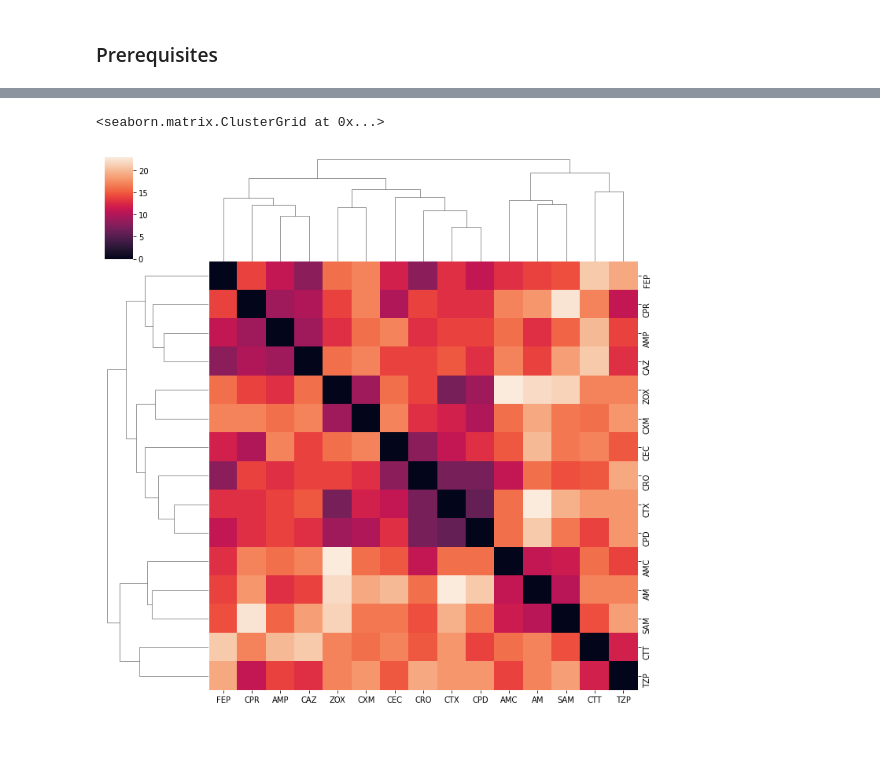
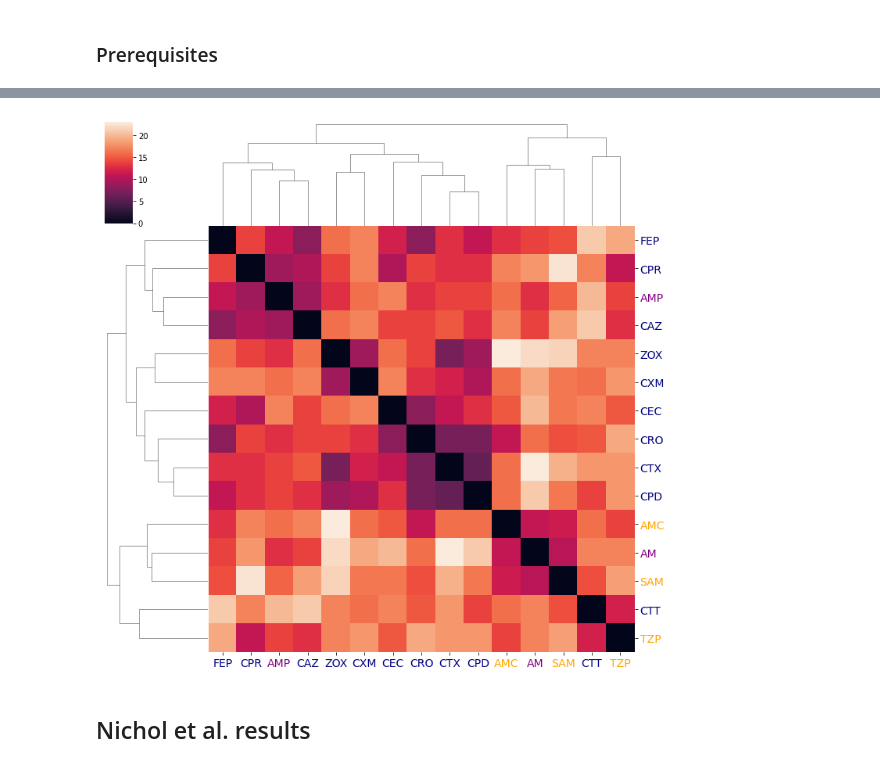
Before and after one commit to nkrishnan94/edgeflips, a Jupyter notebook: edgeflips.ipynb, the cells around one changed output, grey strips where cells are left out. Saved outputs shown, nothing was run; the diff lists cells and outputs as text; code cells hidden in the pictures; blank space fills up the shorter version.

```diff
--- a/edgeflips.ipynb
+++ b/edgeflips.ipynb
@@ -58,0 +117,22 @@ for i,l1 in enumerate(landscapes):
+# %%
+fig,ax=plt.subplots(figsize=(12,9))
+df = pd.DataFrame(data=flipMatrix,columns = names,index=names)
+rank =np.argsort(np.sum(flipMatrix,axis=1));
+g = sns.heatmap(flipMatrix[rank[::-1]][:,rank[::-1]],ax=ax);
+ax.set_xticklabels(np.array(names)[rank[::-1]]);
+ax.set_yticklabels(np.array(names)[rank[::-1]]);
+
+
+for l in g.yaxis.get_majorticklabels():
+    for dct in abxDicts:
+        if l.get_text() == dct['Abbreviation']:
+            l.set_color(classColors[dct['Class']])
+    l.set_size(14)
+    l.set_rotation(0)
+
+for l in g.xaxis.get_majorticklabels():
+    for dct in abxDicts:
+        if l.get_text() == dct['Abbreviation']:
+            l.set_color(classColors[dct['Class']])
+    l.set_size(14)
+    l.set_rotation(90)
@@ -59,9 +141,25 @@ for i,l1 in enumerate(landscapes):
 # %%
 df = pd.DataFrame(data=flipMatrix,columns = names,index=names)
-sns.clustermap(df)
+g = sns.clustermap(df)
+
+for l in g.ax_heatmap.yaxis.get_majorticklabels():
+    for dct in abxDicts:
+        if l.get_text() == dct['Abbreviation']:
+            l.set_color(classColors[dct['Class']])
+    l.set_size(14)
+    l.set_rotation(0)
+
+for l in g.ax_heatmap.xaxis.get_majorticklabels():
+    for dct in abxDicts:
+        if l.get_text() == dct['Abbreviation']:
+            l.set_color(classColors[dct['Class']])
+    l.set_size(14)
+    l.set_rotation(0)
+
+
+
 #ax.set_xticklabels(names,fontsize=15,rotation=90)
 #ax.set_yticklabels(names,fontsize=15,rotation = 360)
 #ax.collections[0].colorbar.set_label("Edge flips",fontsize=16)
 # %% [output]
-<seaborn.matrix.ClusterGrid at 0x...>
-[figure, old version]
+[figure, new version]
@@ -69,0 +166,2 @@ df = pd.DataFrame(data=flipMatrix,columns = names)
+# %% [markdown]
+## Nichol et al. results
```
Also changed, not shown: parts of 30 cells of this notebook, 1 other file.
